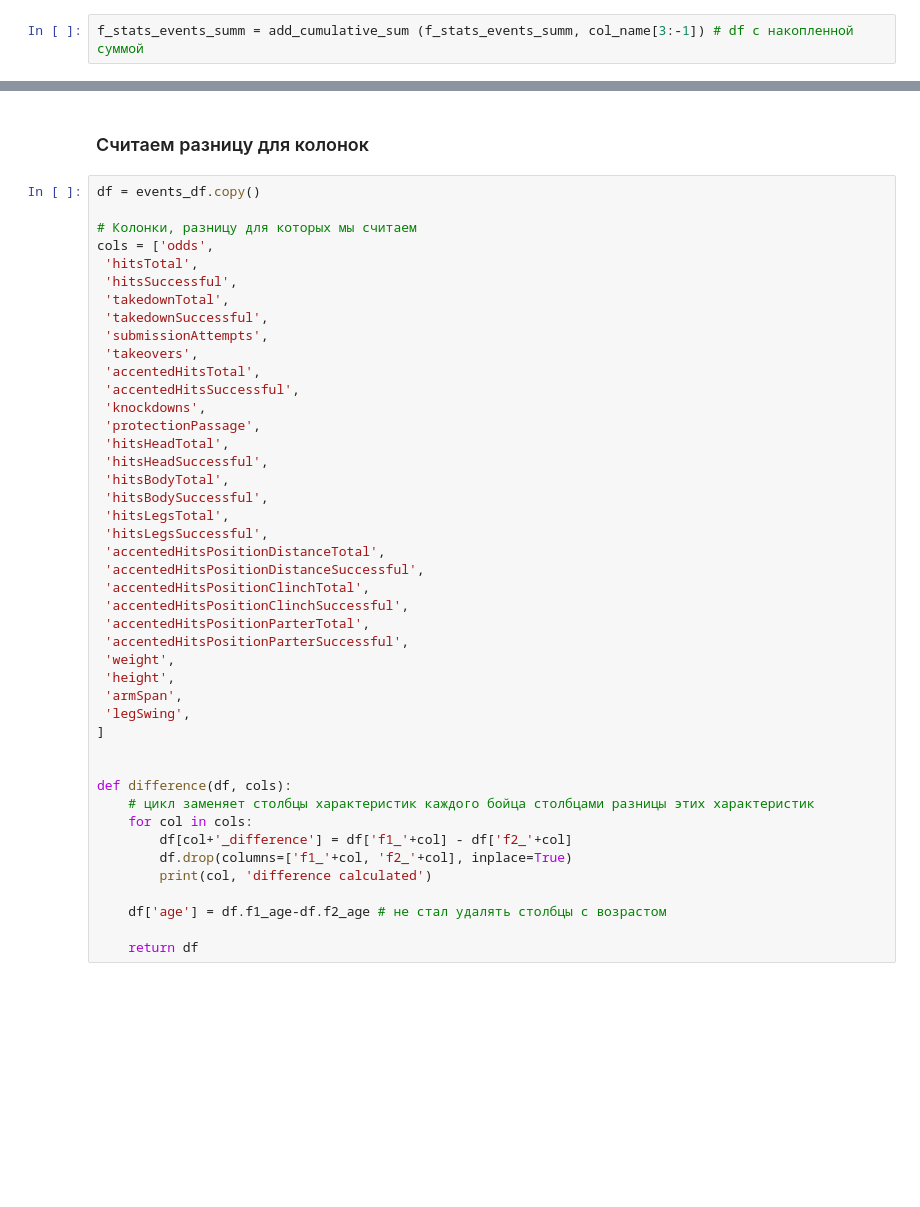
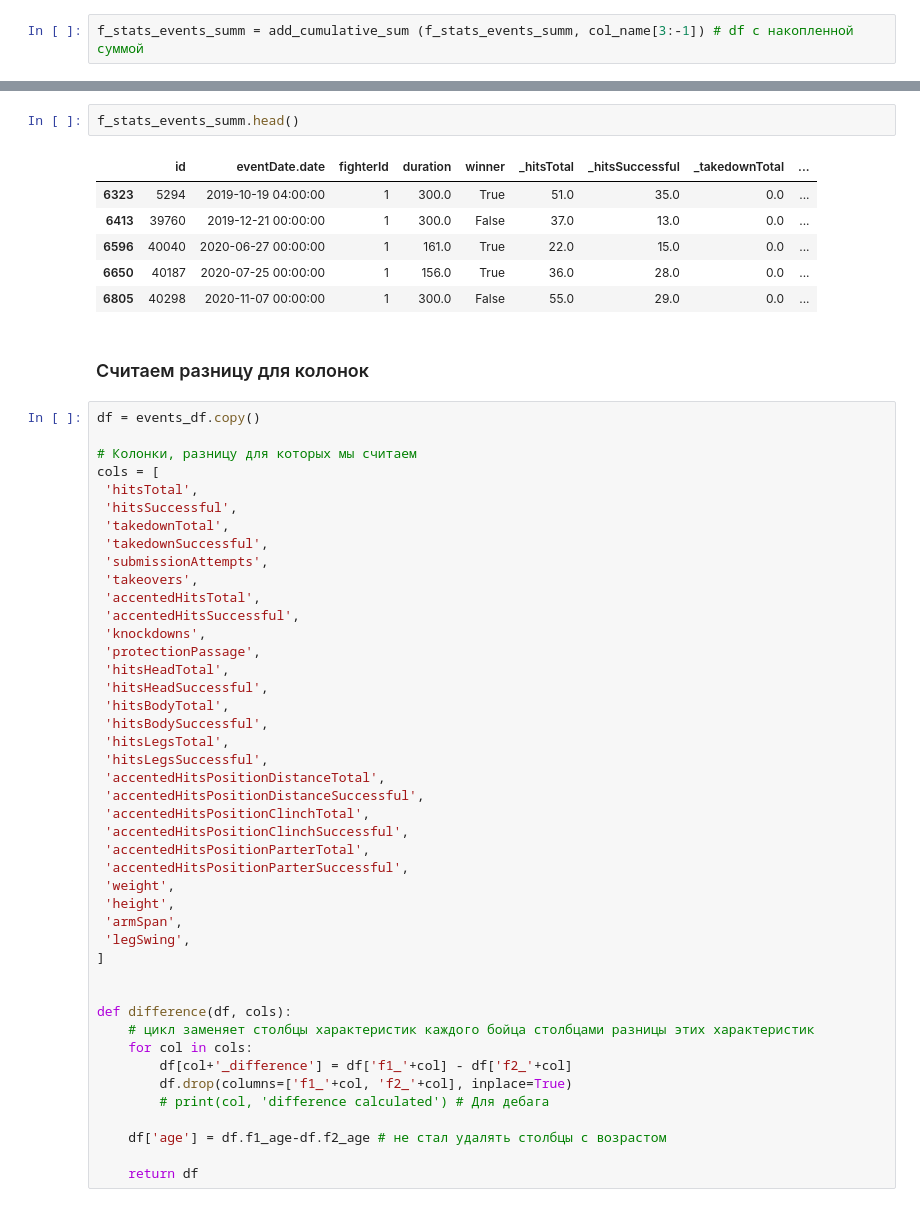
Before and after one commit to ramory-l/DeepOverfitting, a Jupyter notebook: DeepOverfitting.ipynb, the cells around one changed output, grey strips where cells are left out. Saved outputs shown, nothing was run; the diff lists cells and outputs as text; blank space fills up the shorter version.

```diff
--- a/DeepOverfitting.ipynb
+++ b/DeepOverfitting.ipynb
@@ -628,10 +597,19 @@ fighters_df.describe(include='all')
+# %%
+f_stats_events_summ.head()
+# %% [output]
+|  | id | eventDate.date | fighterId | duration | winner | _hitsTotal | _hitsSuccessful | _takedownTotal | ... |
+| 6323 | 5294 | 2019-10-19 04:00:00 | 1 | 300.0 | True | 51.0 | 35.0 | 0.0 | ... |
+| 6413 | 39760 | 2019-12-21 00:00:00 | 1 | 300.0 | False | 37.0 | 13.0 | 0.0 | ... |
+| 6596 | 40040 | 2020-06-27 00:00:00 | 1 | 161.0 | True | 22.0 | 15.0 | 0.0 | ... |
+| 6650 | 40187 | 2020-07-25 00:00:00 | 1 | 156.0 | True | 36.0 | 28.0 | 0.0 | ... |
+| 6805 | 40298 | 2020-11-07 00:00:00 | 1 | 300.0 | False | 55.0 | 29.0 | 0.0 | ... |
 # %% [markdown]
 ### Считаем разницу для колонок
 # %%
 df = events_df.copy()
 
 # Колонки, разницу для которых мы считаем
-cols = ['odds',
+cols = [
  'hitsTotal',
  'hitsSuccessful',
  'takedownTotal',
@@ -666,7 +644,7 @@ def difference(df, cols):
     for col in cols:
         df[col+'_difference'] = df['f1_'+col] - df['f2_'+col]
         df.drop(columns=['f1_'+col, 'f2_'+col], inplace=True)
-        print(col, 'difference calculated')
+        # print(col, 'difference calculated') # Для дебага
 
     df['age'] = df.f1_age-df.f2_age # не стал удалять столбцы с возрастом
 
```
Also changed, not shown: parts of 63 cells of this notebook.
